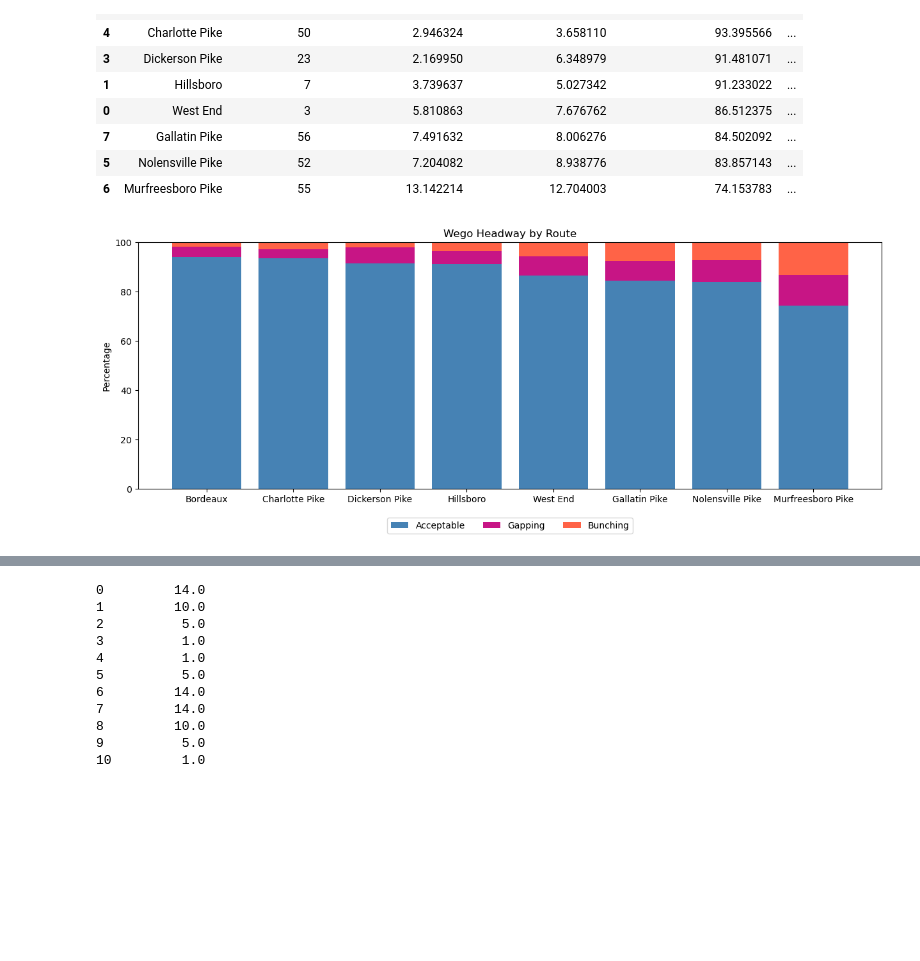
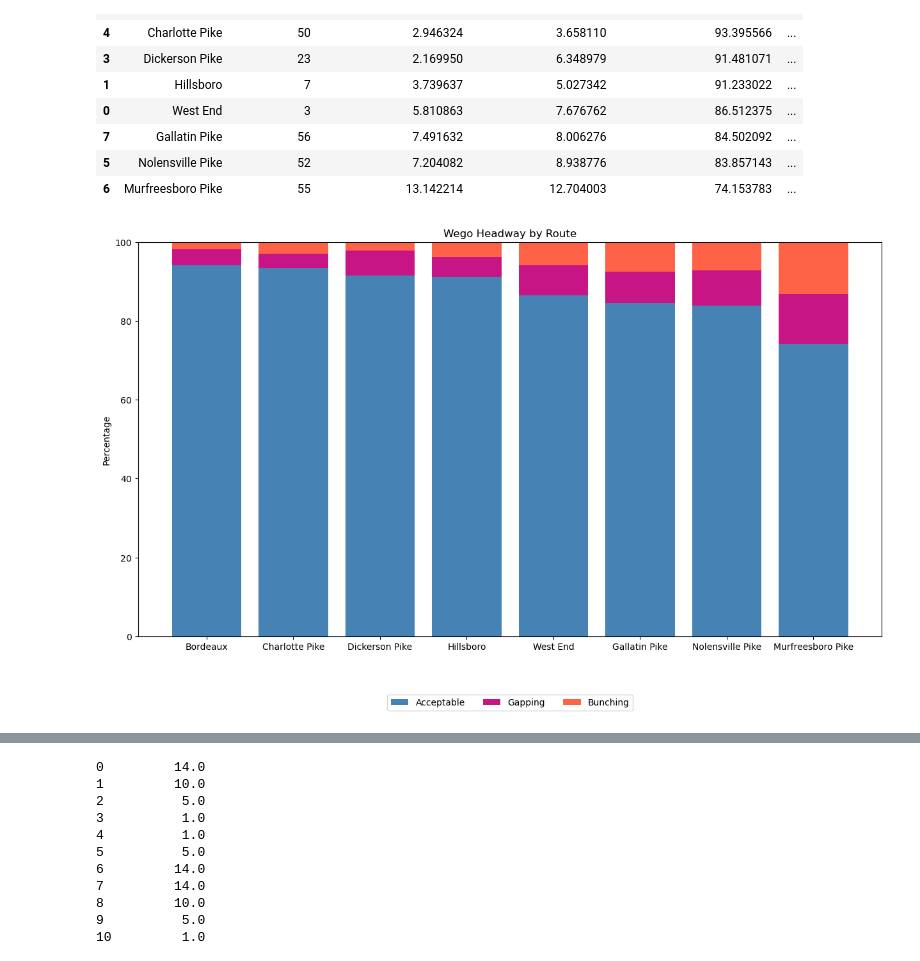
Before and after one commit to NSS-Data-Analytics-Cohort-11/wego-boomers, a Jupyter notebook: notebooks/wego.ipynb, the cells around one changed output, grey strips where cells are left out. Cells and saved outputs as stored; diff of their text form; code cells hidden in the pictures; blank space fills up the shorter version.

```diff
--- a/notebooks/wego.ipynb
+++ b/notebooks/wego.ipynb
@@ -490,27 +494,27 @@ route_headway
 # %%
 x=route_headway['Route']
 y3=route_headway['HEADWAY_IS_BUNCHING']
 y2=route_headway['HEADWAY_IS_GAPPING']
 y1=route_headway['HEADWAY_IS_ACCEPTABLE']
 # y4=wego_day['HEADWAY_IS_UNKNOWN']
 
-plt.figure(figsize=(15,5))
+plt.figure(figsize=(15,8))
 
 # bar_colors = ['4682B4', 'c71585', 'ff6347']
 
 plt.bar(x, y1, color='steelblue')
 plt.bar(x, y2, bottom=y1, color='mediumvioletred')
 plt.bar(x, y3, bottom=y1+y2, color='tomato')
 # plt.bar(x, y4, bottom=y1+y2+y3, color='g')
 # plt.xlabel("Route")
 plt.ylabel("Percentage")
 plt.legend(["Acceptable", "Gapping", "Bunching"])
 plt.ylim((0,100))
 plt.title("Wego Headway by Route")
 plt.legend(loc='lower center', bbox_to_anchor=(0.5, -0.2), ncol=3, labels=['Acceptable', 'Gapping', 'Bunching'])
 plt.show()
 # %% [output]
-[figure, old version]
+[figure, new version]
 # %%
 route_on_time = (wego
 #  .assign(day = wego['SCHEDULED_TIME'].dt.day_name())
```
Also changed, not shown: parts of 10 cells of this notebook.
